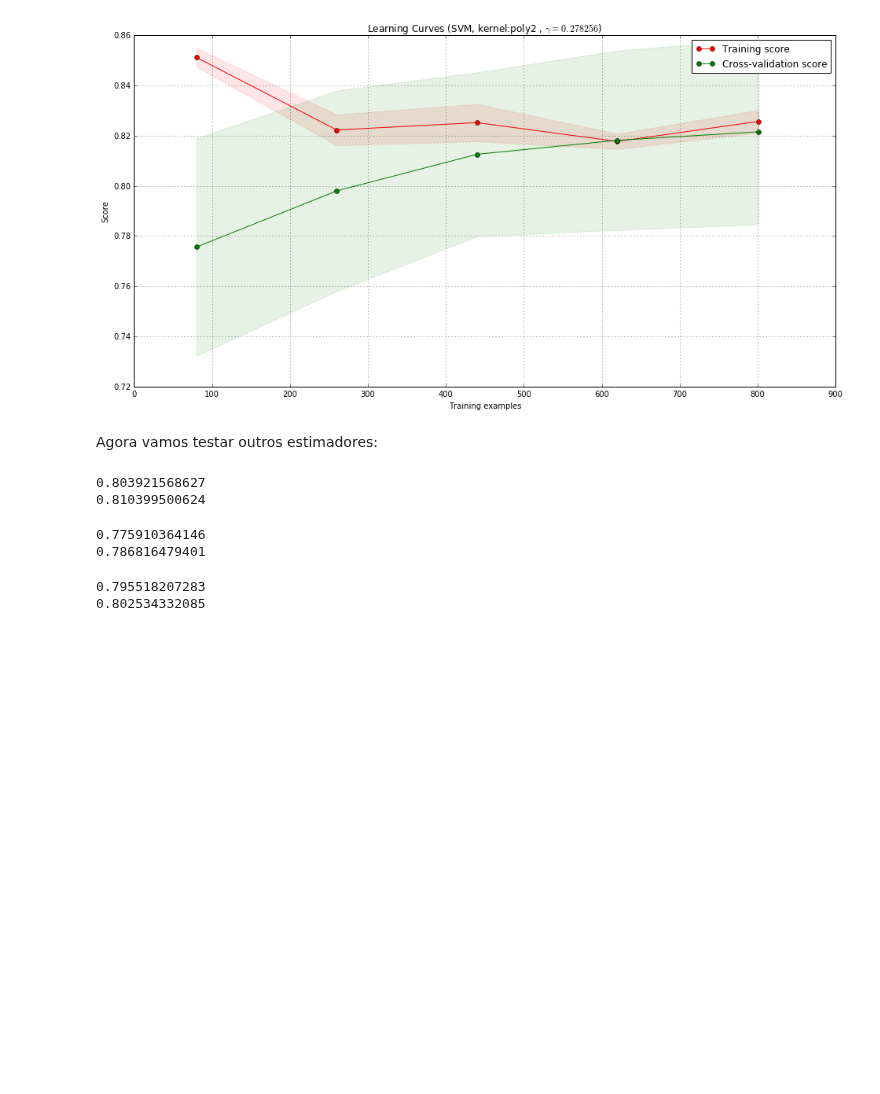
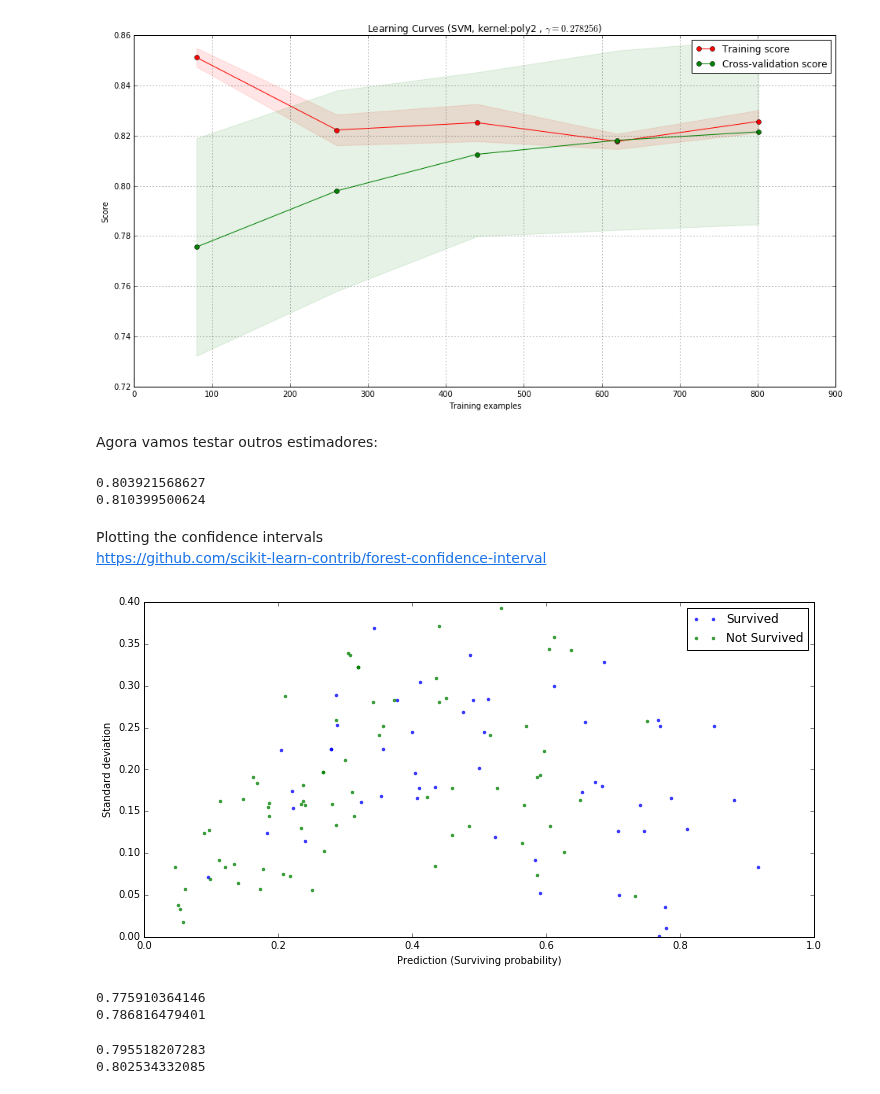
Before and after one commit to rsouza/MMD, a Jupyter notebook: notebooks/Ex02_Kaggle_Titanic.ipynb, the cells around one changed output. Saved outputs shown, nothing was run; the diff lists cells and outputs as text; code cells hidden in the pictures; blank space fills up the shorter version.

```diff
--- a/notebooks/Ex02_Kaggle_Titanic.ipynb
+++ b/notebooks/Ex02_Kaggle_Titanic.ipynb
@@ -533,6 +534,42 @@ print(eval2_cv)
 # %% [output]
 0.803921568627
 0.810399500624
+# %% [markdown]
+Plotting the confidence intervals
+https://github.com/scikit-learn-contrib/forest-confidence-interval
+# %%
+import forestci as fci
+
+y_predicted = clf2.predict_proba(X_testcv)
+
+# calculate inbag and unbiased variance
+inbag = fci.calc_inbag(X_traincv.shape[0], clf2)
+unbiased = fci.random_forest_error(clf2, inbag,X_traincv, X_testcv)
+
+# Plot forest prediction for survivors and standard deviation for estimates
+# Blue points are survivors; Green points are non-survivors
+idx = np.where(y_testcv == 1)[0]
+
+plt.figure(figsize=(12,6))
+plt.errorbar(y_predicted[idx, 1],
+             np.sqrt(unbiased[idx]),
+             fmt='.',
+             alpha=0.75,
+             label='Survived')
+
+idx = np.where(y_testcv == 0)[0]
+plt.errorbar(y_predicted[idx, 1],
+             np.sqrt(unbiased[idx]),
+             fmt='.',
+             alpha=0.75,
+             label='Not Survived')
+
+plt.xlabel('Prediction (Surviving probability)')
+plt.ylabel('Standard deviation')
+plt.legend()
+plt.show()
+# %% [output]
+[figure, added]
 # %%
 # http://scikit-learn.org/stable/modules/generated/sklearn.tree.DecisionTreeClassifier.html
 from sklearn.tree import DecisionTreeClassifier
```
Also changed, not shown: parts of 21 cells of this notebook.
